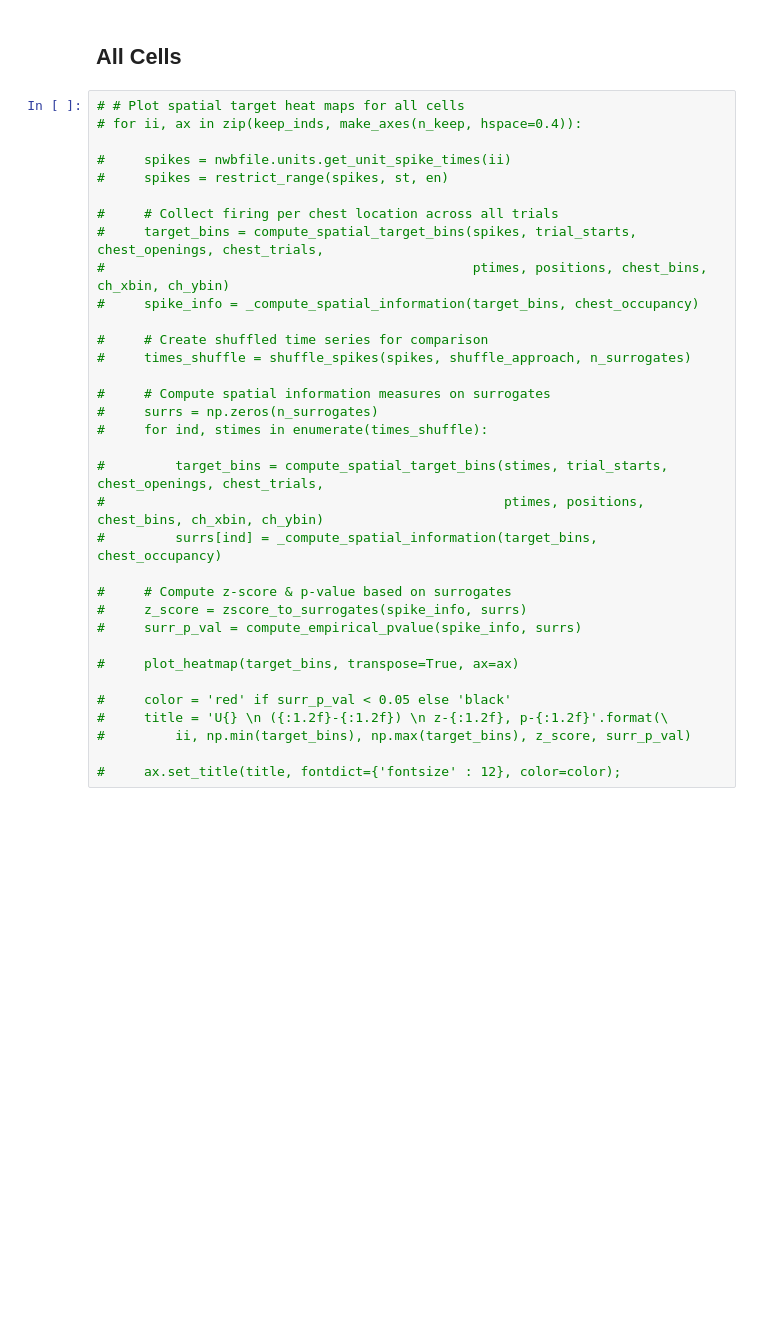
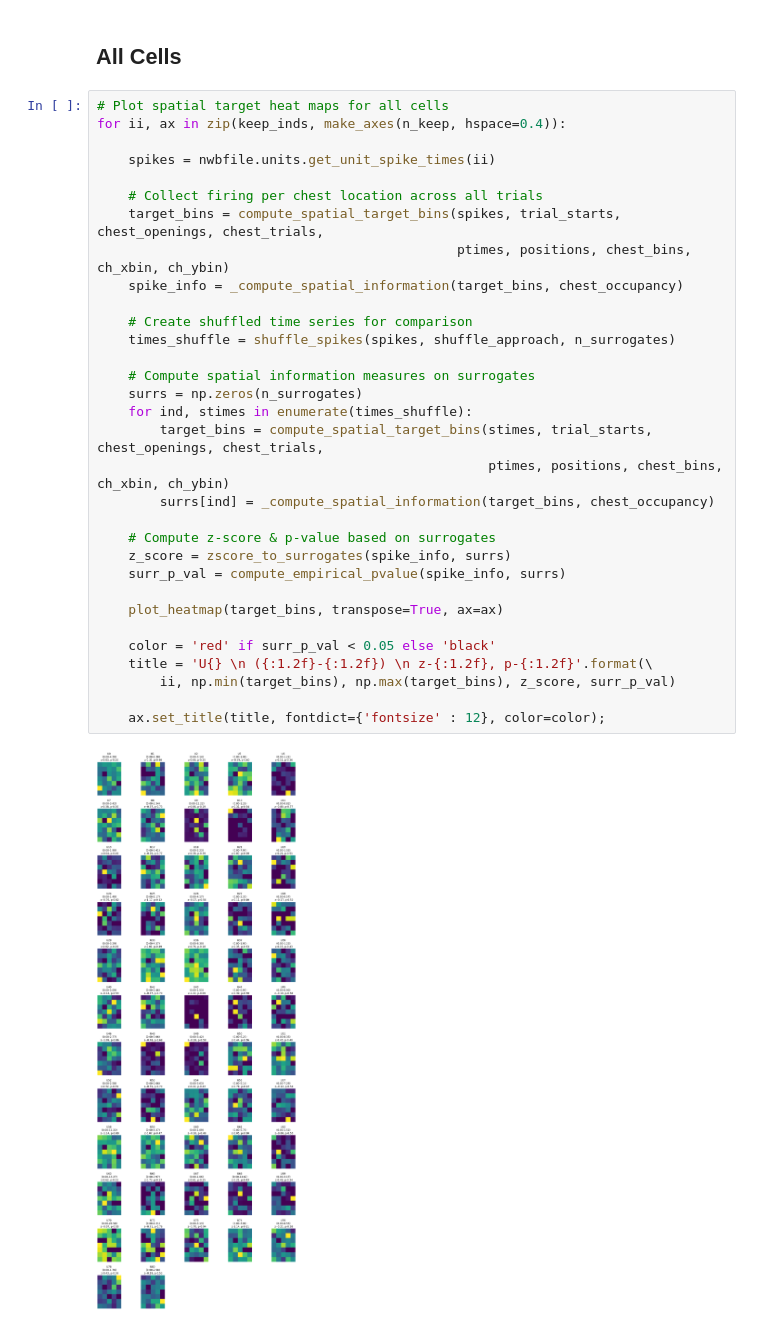
Before and after one commit to HSUPipeline/AnalyzeTH, a Jupyter notebook: notebooks/03-SpatialTargetCells.ipynb, the cells around one changed output. Saved outputs shown, nothing was run; the diff lists cells and outputs as text; blank space fills up the shorter version.

Commit message:
update spatial target analysis

```diff
--- a/notebooks/03-SpatialTargetCells.ipynb
+++ b/notebooks/03-SpatialTargetCells.ipynb
@@ -233,36 +232,36 @@ plot_surrogates(surrs, spike_info, surr_p_val)
 # %% [markdown]
 ## All Cells
 # %%
-# # Plot spatial target heat maps for all cells
-# for ii, ax in zip(keep_inds, make_axes(n_keep, hspace=0.4)):
+# Plot spatial target heat maps for all cells
+for ii, ax in zip(keep_inds, make_axes(n_keep, hspace=0.4)):
 
-#     spikes = nwbfile.units.get_unit_spike_times(ii)
-#     spikes = restrict_range(spikes, st, en)
+    spikes = nwbfile.units.get_unit_spike_times(ii)
 
-#     # Collect firing per chest location across all trials
-#     target_bins = compute_spatial_target_bins(spikes, trial_starts, chest_openings, chest_trials,
-#                                               ptimes, positions, chest_bins, ch_xbin, ch_ybin)
-#     spike_info = _compute_spatial_information(target_bins, chest_occupancy)
+    # Collect firing per chest location across all trials
+    target_bins = compute_spatial_target_bins(spikes, trial_starts, chest_openings, chest_trials,
+                                              ptimes, positions, chest_bins, ch_xbin, ch_ybin)
+    spike_info = _compute_spatial_information(target_bins, chest_occupancy)
 
-#     # Create shuffled time series for comparison
-#     times_shuffle = shuffle_spikes(spikes, shuffle_approach, n_surrogates)
+    # Create shuffled time series for comparison
+    times_shuffle = shuffle_spikes(spikes, shuffle_approach, n_surrogates)
 
-#     # Compute spatial information measures on surrogates
-#     surrs = np.zeros(n_surrogates)
-#     for ind, stimes in enumerate(times_shuffle):
+    # Compute spatial information measures on surrogates
+    surrs = np.zeros(n_surrogates)
+    for ind, stimes in enumerate(times_shuffle):
+        target_bins = compute_spatial_target_bins(stimes, trial_starts, chest_openings, chest_trials,
+                                                  ptimes, positions, chest_bins, ch_xbin, ch_ybin)
+        surrs[ind] = _compute_spatial_information(target_bins, chest_occupancy)
 
-#         target_bins = compute_spatial_target_bins(stimes, trial_starts, chest_openings, chest_trials,
-#                                                   ptimes, positions, chest_bins, ch_xbin, ch_ybin)
-#         surrs[ind] = _compute_spatial_information(target_bins, chest_occupancy)
+    # Compute z-score & p-value based on surrogates
+    z_score = zscore_to_surrogates(spike_info, surrs)
+    surr_p_val = compute_empirical_pvalue(spike_info, surrs)
 
-#     # Compute z-score & p-value based on surrogates
-#     z_score = zscore_to_surrogates(spike_info, surrs)
-#     surr_p_val = compute_empirical_pvalue(spike_info, surrs)
+    plot_heatmap(target_bins, transpose=True, ax=ax)
 
-#     plot_heatmap(target_bins, transpose=True, ax=ax)
+    color = 'red' if surr_p_val < 0.05 else 'black'
+    title = 'U{} \n ({:1.2f}-{:1.2f}) \n z-{:1.2f}, p-{:1.2f}'.format(\
+        ii, np.min(target_bins), np.max(target_bins), z_score, surr_p_val)
 
-#     color = 'red' if surr_p_val < 0.05 else 'black'
-#     title = 'U{} \n ({:1.2f}-{:1.2f}) \n z-{:1.2f}, p-{:1.2f}'.format(\
-#         ii, np.min(target_bins), np.max(target_bins), z_score, surr_p_val)
-
-#     ax.set_title(title, fontdict={'fontsize' : 12}, color=color);
+    ax.set_title(title, fontdict={'fontsize' : 12}, color=color);
+# %% [output]
+[figure, added]
```
Also changed, not shown: parts of 21 cells of this notebook.
